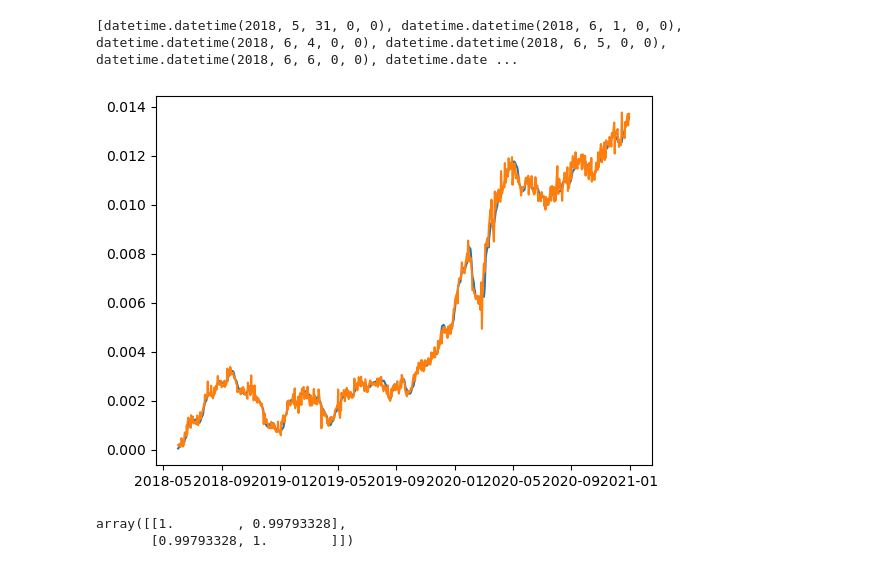
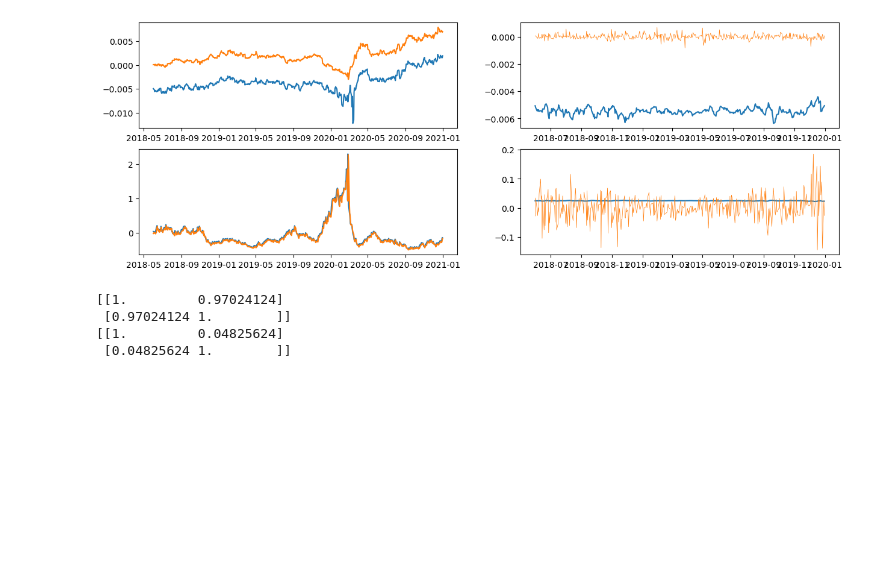
Before and after one commit to yshirai999/Simulating-Volatility-Scenarios, a Jupyter notebook: RNN.ipynb, the cells around one changed output. Drawn from its saved outputs; the diff is of its cells as text; code cells hidden in the pictures; blank space fills up the shorter version.

```diff
--- a/RNN.ipynb
+++ b/RNN.ipynb
@@ -17,9 +20,10 @@ class RNNClass(BaseClass):
         target_steps: int = 1,
         batchnormalization: bool = False,
         layers_RNN: int = 2,
-        layers_LSTM: int = 2
+        layers_LSTM: int = 2,
+        tickers: List[str] = ['aapl']
     ):
-        super().__init__(feature_steps = feature_steps, target_steps = target_steps)
+        super().__init__(feature_steps = feature_steps, target_steps = target_steps, tickers=tickers)
         self.models = {}
         self.bn = batchnormalization
         self.layers = {SimpleRNN: layers_RNN, LSTM: layers_LSTM}
@@ -55,12 +59,12 @@ class RNNClass(BaseClass):
             n_valid = len(self.X_valid[t])
             n_test = len(self.X_test[t])
 
-            input_shape = (self.X_train[t].shape[1], 4)
+            input_shape = (self.X_train[t].shape[1],self.X_train[t].shape[2])
             output_units = self.y_train[t].shape[1] if len(self.y_train[t].shape) > 1 else 1
 
             if model in [SimpleRNN, LSTM]:
                 m = self.models_function_name[model](input_shape=input_shape, output_units=output_units, layers = self.layers[model])
-                m.compile(loss="mse", optimizer="nadam")
+                m.compile(loss=Huber(), optimizer="nadam")
             else:
                 raise TypeError("model must be SimpleRNN or LSTM")
 
@@ -203,26 +208,36 @@ Model: "sequential"
-# %%
-k = list(ModelRNN.test_pred['aapl'].keys())
-
-mod = 1
-var = 0
-
-pred = ModelRNN.test_pred['aapl'][k[mod]][:,var]
-test = ModelRNN.y_test['aapl'][:,var]
-
-print(ModelRNN.test_dates['aapl'][k[mod]])
-
-pred_full = np.cumsum(pred)
-test_full = pred_full[1:]+test[:-1]
-pred_full = pred_full[:-1]
-fig, ax = plt.subplots()
-ax.plot(ModelRNN.test_dates['aapl'][k[mod]][1:],pred_full)
-ax.plot(ModelRNN.test_dates['aapl'][k[mod]][1:],test_full)
-# Show the plot
-plt.show()
-
-np.corrcoef(test_full,pred_full)
-# %% [output]
-[datetime.datetime(2018, 5, 31, 0, 0), datetime.datetime(2018, 6, 1, 0, 0), datetime.datetime(2018, 6, 4, 0, 0), datetime.datetime(2018, 6, 5, 0, 0), datetime.datetime(2018, 6, 6, 0, 0), datetime.date ...
-[figure, removed]
-array([[1.        , 0.99793328],
-       [0.99793328, 1.        ]])
+# %%
+import matplotlib.pyplot as plt
+
+T = len(ModelRNN.tickers)
+fig, axes = plt.subplots(2, 2, figsize=(15, 5*T))
+
+mod = 1 #SimpleRNN = 0, LSTM = 1
+
+ticker = 'aapl'
+
+for var in [0,1]:
+    k = list(ModelRNN.test_pred[ticker].keys())
+    pred = ModelRNN.test_pred[ticker][k[mod]][:,var]
+    test = ModelRNN.y_test[ticker][:,var]
+    test_full = np.cumsum(test)
+    pred_full = test_full[1:]+pred[:-1]
+    test_full = test_full[:-1]
+
+    axes[var,0].plot(ModelRNN.test_dates[ticker][k[mod]][1:],pred_full)
+    axes[var,0].plot(ModelRNN.test_dates[ticker][k[mod]][1:],test_full)
+
+    TT = 400
+    axes[var,1].plot(ModelRNN.test_dates[ticker][k[mod]][:TT],pred[:TT], label = "prediction")
+    axes[var,1].plot(ModelRNN.test_dates[ticker][k[mod]][:TT],test[:TT], label = "actual", linewidth=0.5)
+
+# Show the plot
+plt.show()
+
+print(np.corrcoef(test_full,pred_full))
+print(np.corrcoef(test,pred))
+# %% [output]
+[figure, added]
+[[1.         0.97024124]
+ [0.97024124 1.        ]]
+[[1.         0.04825624]
+ [0.04825624 1.        ]]
```
Also changed, not shown: parts of 2 cells of this notebook, 2 other files.
